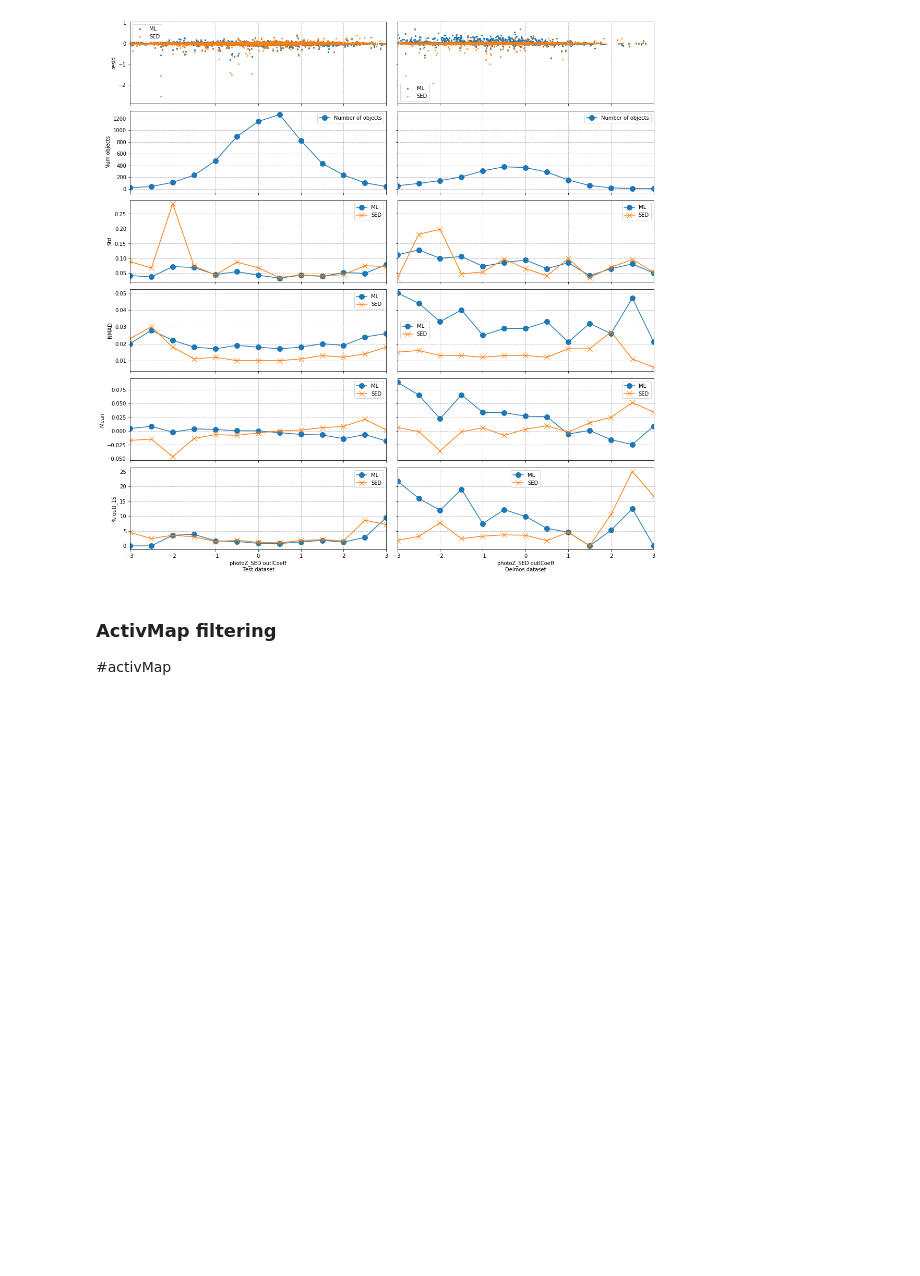
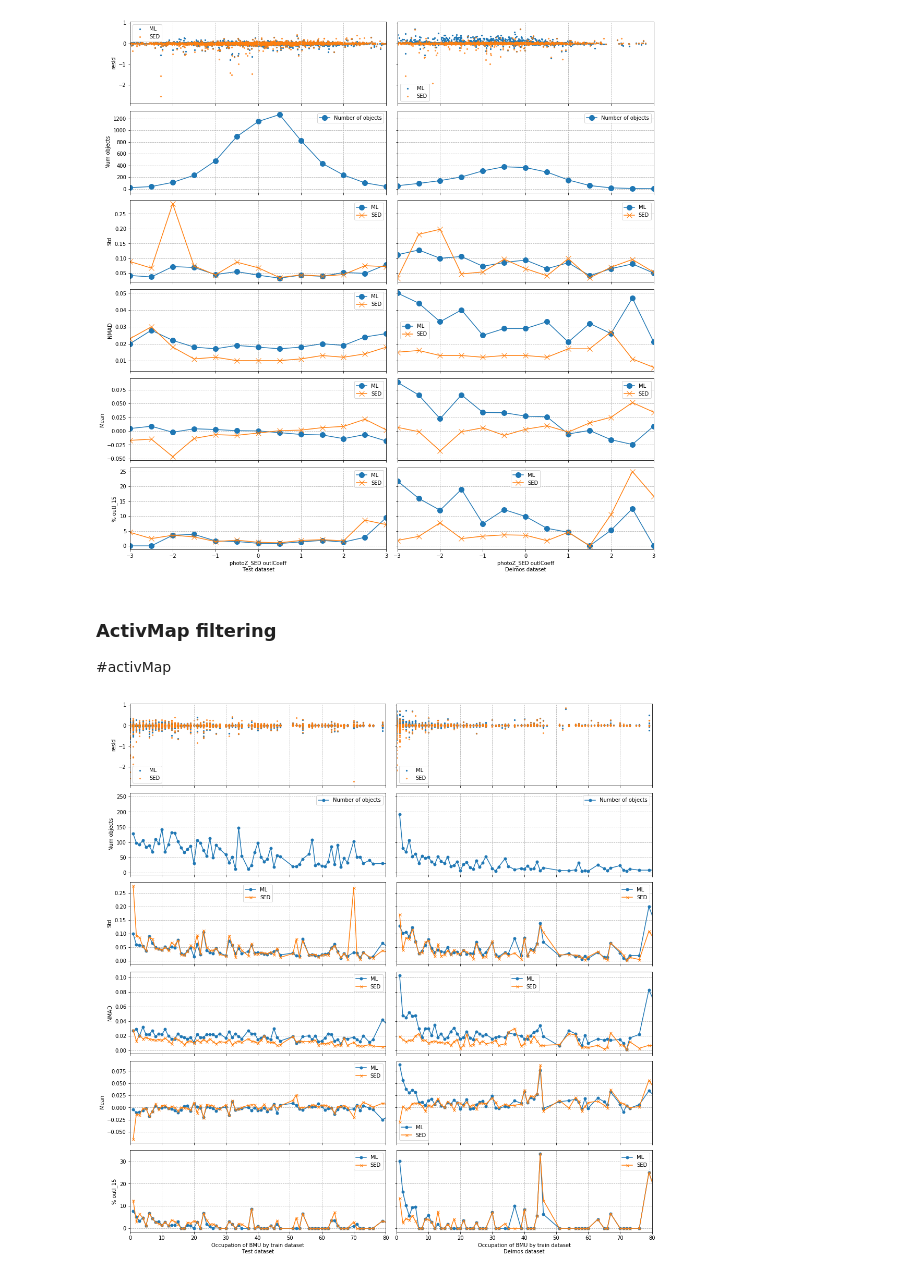
Before and after one commit to ShrRa/COSMOS_SOM, a Jupyter notebook: Statistics.ipynb, the cells around one changed output. Drawn from its saved outputs; the diff is of its cells as text; code cells hidden in the pictures; blank space fills up the shorter version.

```diff
--- a/Statistics.ipynb
+++ b/Statistics.ipynb
@@ -192,3 +215,46 @@ fig=plotStatsForOutlCoeff(data,case,stats,datasetNames)
 # %% [markdown]
 ### ActivMap filtering
 <a id='activMap'>#activMap</a>
+# %%
+datasetNamesPlot=['Test','Deimos']
+data=[datasets[name] for name in datasetNamesPlot]
+stats=[statAll[name] for name in datasetNamesPlot]
+
+fig,axs=plt.subplots(6,2,figsize=(15,15),sharey='row',sharex='col')
+estimators=['Std','NMAD','Mean','% outl_15']
+i=0
+for j,d in enumerate(data):
+    axs[i][j].scatter(d['trainMapOccupation'],d[residML],s=5,label='ML')
+    axs[i][j].scatter(d['trainMapOccupation'],d[residSED],s=5,label='SED',alpha=0.7)
+    axs[i][j].grid(axis='x',linestyle ='--')
+    axs[i][j].legend()
+    axs[i][0].set_ylabel('resid')
+
+i=1
+for j,s in enumerate(stats):
+    s=s['activMap'][s['activMap']['General']['Num objects']>=5]
+    axs[i][j].plot(s['General']['trainMapOccupation'],s['General']['Num objects'],
+                   markersize=5,label='Number of objects',marker='o')
+    axs[i][j].grid(axis='x',linestyle ='--')
+    axs[i][j].grid(axis='y',linestyle ='--')
+    axs[i][j].legend()
+    axs[i][0].set_ylabel('Num objects')
+
+ii=2
+for i,est in enumerate(estimators):
+    for j,s in enumerate(stats):
+        s=s['activMap'][s['activMap']['General']['Num objects']>=5]
+        axs[i+ii][j].set_xlim(0,80)
+        axs[i+ii][j].grid(axis='y',linestyle ='--')
+        axs[i+ii][j].grid(axis='x',linestyle ='--')
+        axs[i+ii][j].plot(s['General']['trainMapOccupation'],
+                            s[residML][est],markersize=5,label='ML',marker='o')
+        axs[i+ii][j].plot(s['General']['trainMapOccupation'],
+                            s[residSED][est],markersize=5,label='SED',marker='x')
+        axs[i+ii][j].legend()
+    axs[i+ii][0].set_ylabel(est)
+axs[-1][0].set_xlabel('Occupation of BMU by train dataset\n'+ datasetNamesPlot[0]+' dataset')
+axs[-1][1].set_xlabel('Occupation of BMU by train dataset\n'+ datasetNamesPlot[1]+' dataset')
+plt.tight_layout()
+# %% [output]
+[figure, added]
```
Also changed, not shown: parts of 6 cells of this notebook.
